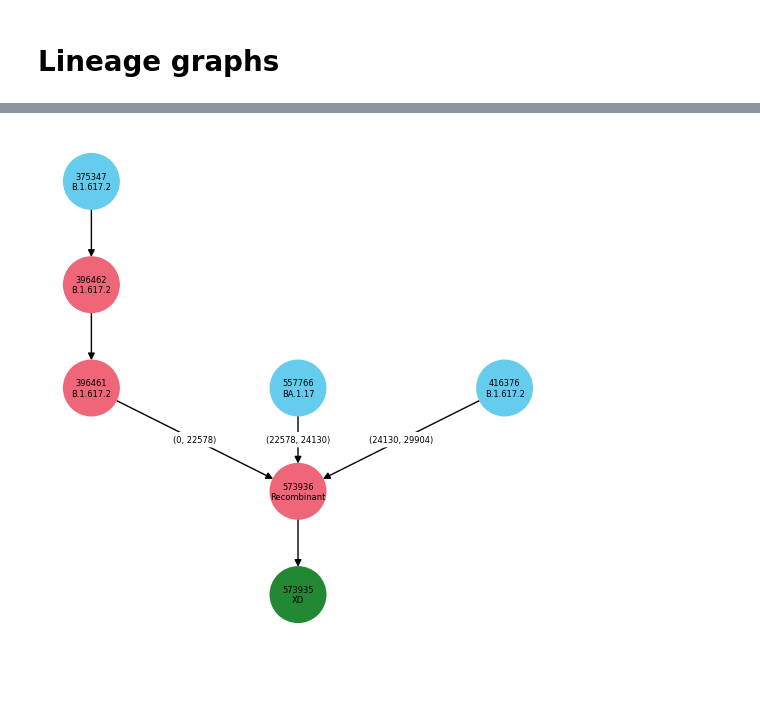
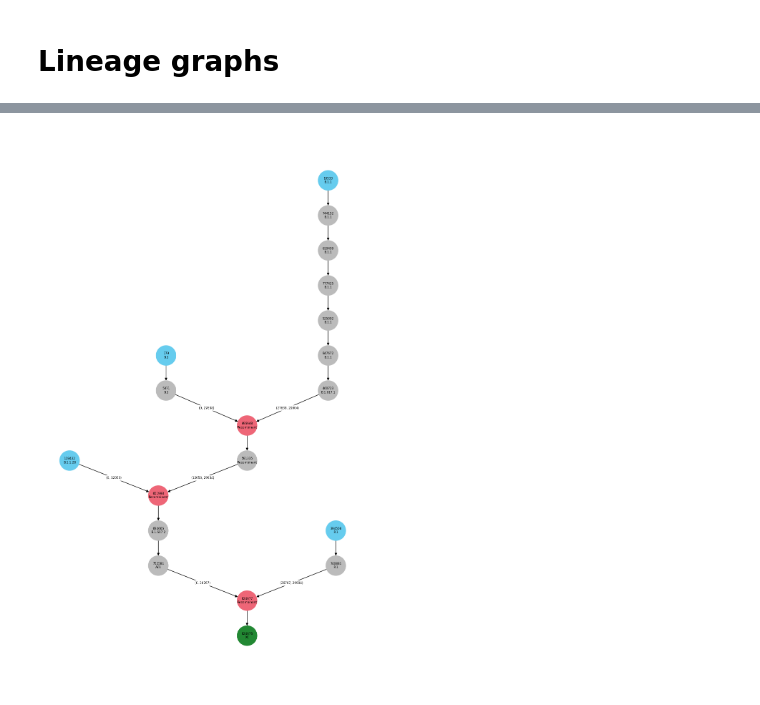
Before and after one commit to jeromekelleher/sc2ts, a Jupyter notebook: notebooks/lineage-graphs.ipynb, the cells around one changed output, grey strips where cells are left out. Cells and saved outputs as stored; diff of their text form; code cells hidden in the pictures; blank space fills up the shorter version.

```diff
--- a/notebooks/lineage-graphs.ipynb
+++ b/notebooks/lineage-graphs.ipynb
@@ -23,5 +9,5 @@ col_grey = "#BBBBBB"
 # %%
-ts_path = "../../sc2ts_ts/mp-mds-1000-md-30-mm-3-2022-06-30"
-# ts_path = "../../sc2ts_ts/mp-full-md-30-mm-3-2021-05-09"
+# ts_path = "../../sc2ts_ts/mp-mds-1000-md-30-mm-3-2022-06-30"
+ts_path = "../../sc2ts_ts/mp-full-md-30-mm-3-2021-05-09"
 ts = tskit.load(ts_path + "-il.ts")
 ti = sc2ts.utils.TreeInfo(ts)
@@ -28,61 +22,4 @@ ti = sc2ts.utils.TreeInfo(ts)
 # %%
-sample_name = 'Turkey/HSGM-F12594/2021'
-
-closest_sample = None
-for node in ts.nodes():
-    if 'strain' in node.metadata:
-        if node.metadata['strain'] == sample_name:
-            closest_sample = node.id
-            break
-
-G = nx.DiGraph()
-related_nodes = [closest_sample]
-nodes_to_search = [closest_sample]
-labeldict = {}
-nodecolours = {}
-edgelabels = defaultdict(list)
-G.add_node(closest_sample)
-nodecolours[closest_sample] = col_green
-
-while nodes_to_search:
-    node = ts.node(nodes_to_search.pop(0))
-    labeldict[node.id] = str(node.id) + '\n' + node.metadata['Imputed_lineage']
-    if (not node.is_sample()) or node.id == closest_sample:
-        parent_node = None
-        for t in ts.trees():
-            if t.parent(node.id) != parent_node:
-                parent_node = t.parent(node.id)
-                nodes_to_search.append(parent_node)
-                related_nodes.append(parent_node)
-                if parent_node not in G.nodes:
-                    G.add_node(parent_node)
-                    nodecolours[parent_node] = col_red
-                G.add_edge(parent_node, node.id)
-                edge = ts.edge(t.edge(node.id))
-                if edge.right - edge.left != 29904:
-                    edgelabels[(parent_node, node.id)].append((int(edge.left), int(edge.right)))
-    else:
-        nodecolours[node.id] = col_blue
-
-for key, value in edgelabels.items():
-    edgelabels[key] = '\n'.join([str(v) for v in set(value)])
-
-pos = nx.nx_agraph.graphviz_layout(G, prog='dot')
-fig = plt.figure(1, figsize=(5, 5))
-nx.draw(G,
-        pos=pos,
-        with_labels = True,
-        labels=labeldict,
-        node_color = [nodecolours[node] for node in G.nodes],
-        node_size = 1600,
-        font_size = 6)
-text = nx.draw_networkx_edge_labels(G,
-                                    pos,
-                                    edge_labels=edgelabels,
-                                    label_pos=0.5,
-                                    rotate = False,
-                                    font_size=6)
-
-plt.show()
+sc2ts.utils.sample_subgraph(824676, ts)
 # %% [output]
-[figure, old version]
+[figure, new version]
```
Also changed, not shown: parts of 2 cells of this notebook, 3 other files.
